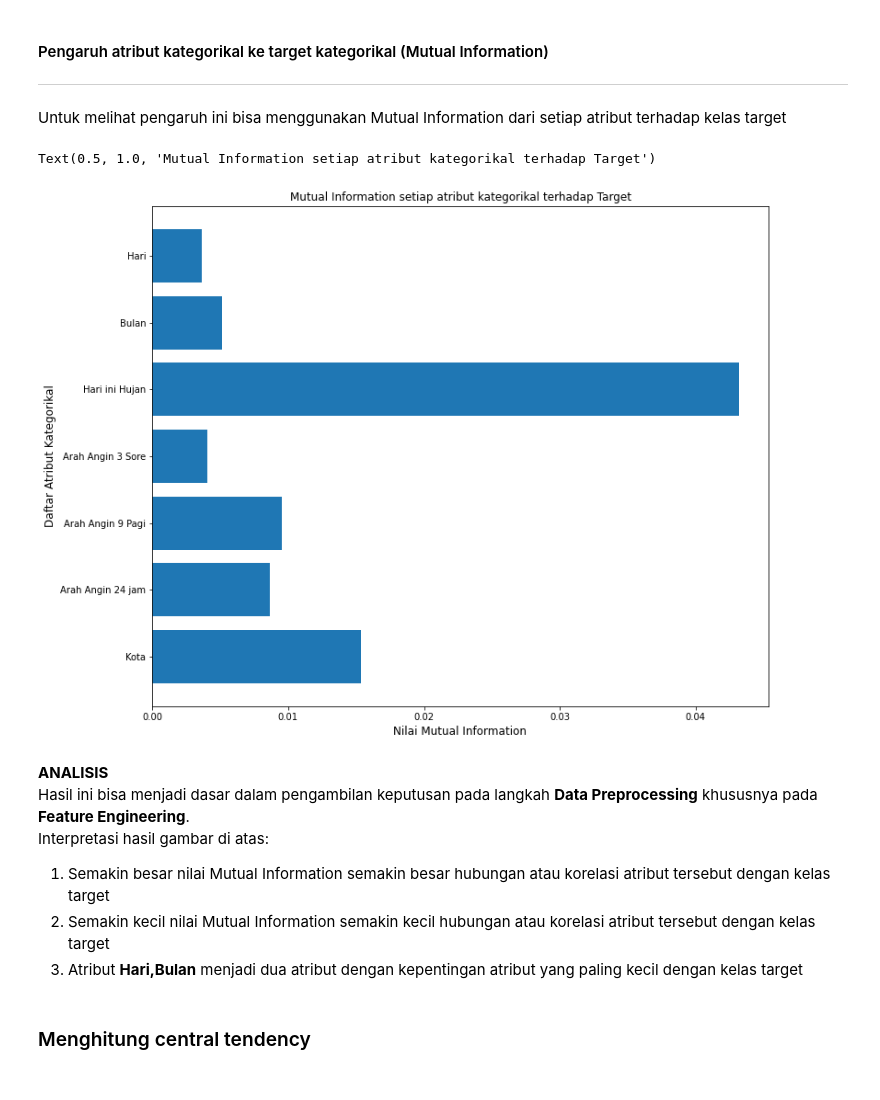
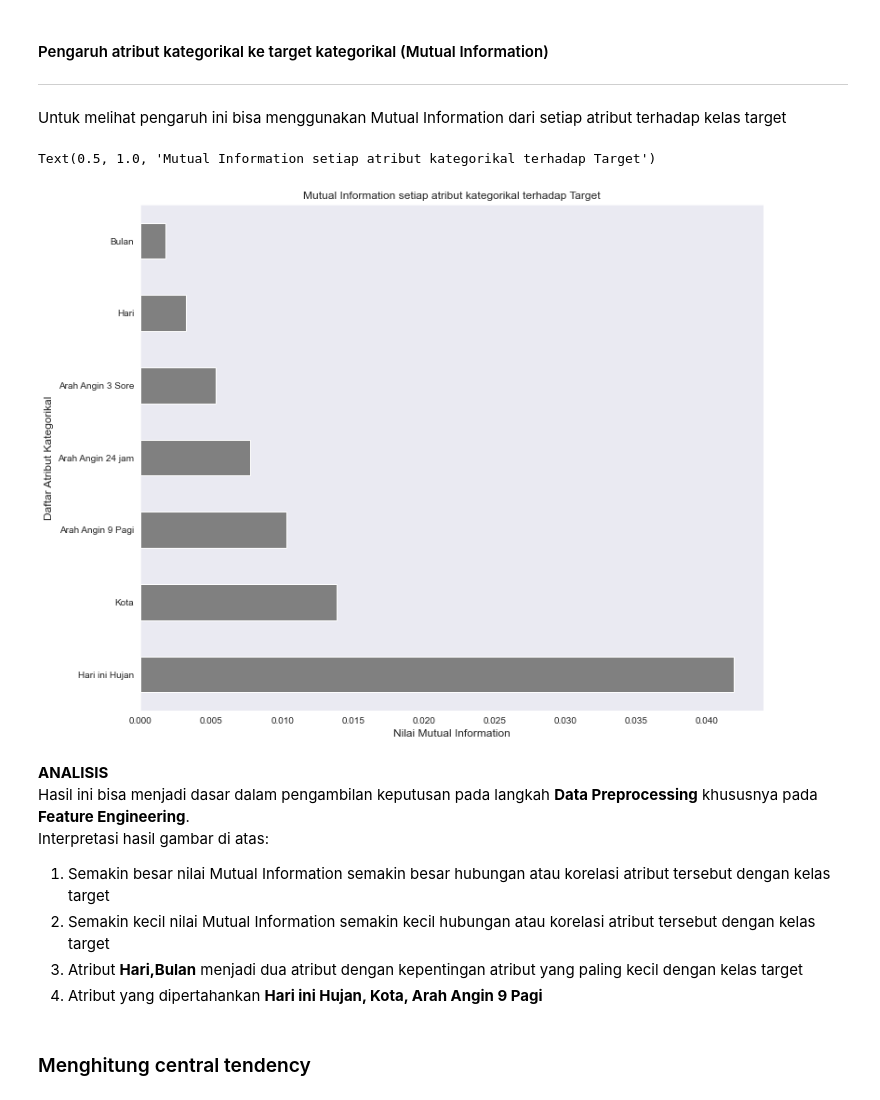
Before and after one commit to satriabimantara/hacktiv8-data-science-final-project, a Jupyter notebook: PYTN_KampusMerdeka_fp2_I MADE SATRIA BIMANTARA_NAUFAL REZKY ANANDA.ipynb, the cells around one changed output. Drawn from its saved outputs; the diff is of its cells as text; code cells hidden in the pictures.

Commit message:
Finalisasi Hasil Final Projek Hacktiv8 Rain Prediction

```diff
--- a/PYTN_KampusMerdeka_fp2_I MADE SATRIA BIMANTARA_NAUFAL REZKY ANANDA.ipynb
+++ b/PYTN_KampusMerdeka_fp2_I MADE SATRIA BIMANTARA_NAUFAL REZKY ANANDA.ipynb
@@ -430,3 +423,8 @@ categorical_columns = rainAus_df.select_dtypes(include=['object']).columns.value
+# %%
+rainAus_df = rename_columns_df(rainAus_df)
+
+# kelompokkan atribut berdasarkan tipe datanya
+numerical_columns,categorical_columns = attributes_type(rainAus_df)
 # %%
 # menampilkan 5 data teratas setelah nama kolom direname
 rainAus_df.head()
@@ -546,11 +544,13 @@ memory usage: 28.2+ MB
 - ordinal
 - nominal
 # %%
-numerical_columns = rainAus_df.select_dtypes(include=['float64', 'int64']).columns.values
+numerical_columns,categorical_columns = attributes_type(rainAus_df)
+
+# numerical
 diskrit_columns = ['Awan 9 Pagi','Awan 3 Sore','Tahun']
 continuous_columns = [col for col in numerical_columns if col not in diskrit_columns]
 
-categorical_columns = rainAus_df.select_dtypes(include=['object']).columns.values
+# categorical
 ordinal_columns = ['Hari ini Hujan', 'Hari besok Hujan']
 nominal_columns = [col for col in categorical_columns if col not in ordinal_columns]
 # %% [markdown]
@@ -684,0 +661,3 @@ Masih ada beberapa atribut yang distribusinya tidak normal dan cenderung skew. <
+# %%
+labelencoder_visualize = OrdinalEncoder()
+rainAus_df[categorical_columns] = labelencoder_visualize.fit_transform(rainAus_df[categorical_columns])
@@ -801,13 +821,15 @@ mutual_info_fs = SelectKBest(score_func=mutual_info_classif, k='all')
 
 # fit into encoded data
 mutual_info_fs = mutual_info_fs.fit(X_kategorikal_encoded,y_kategorikal)
+# %%
+df_mutual_info_fs = pd.Series(data=mutual_info_fs.scores_, index=ls_categorical_columns).sort_values(ascending=False)
 # %%
 # Plotting score setiap atribut kategorikal
 plt.figure(figsize=(12,10))
-plt.barh([cat_col for cat_col in ls_categorical_columns], mutual_info_fs.scores_)
+df_mutual_info_fs.plot(kind='barh', color='grey')
 plt.ylabel('Daftar Atribut Kategorikal', fontsize=12)
 plt.xlabel('Nilai Mutual Information', fontsize=12)
 plt.title('Mutual Information setiap atribut kategorikal terhadap Target',fontsize=12)
 # %% [output]
 Text(0.5, 1.0, 'Mutual Information setiap atribut kategorikal terhadap Target')
-[figure, old version]
+[figure, new version]
@@ -818,6 +843,7 @@ Interpretasi hasil gambar di atas: <br>
 1. Semakin besar nilai Mutual Information semakin besar hubungan atau korelasi atribut tersebut dengan kelas target
 2. Semakin kecil nilai Mutual Information semakin kecil hubungan atau korelasi atribut tersebut dengan kelas target
 3. Atribut **Hari,Bulan** menjadi dua atribut dengan kepentingan atribut yang paling kecil dengan kelas target
+4. Atribut yang dipertahankan **Hari ini Hujan, Kota, Arah Angin 9 Pagi**
 # %% [markdown]
 ### Menghitung central tendency
 # %% [markdown]
```
Also changed, not shown: parts of 106 cells of this notebook, 12 other files.
